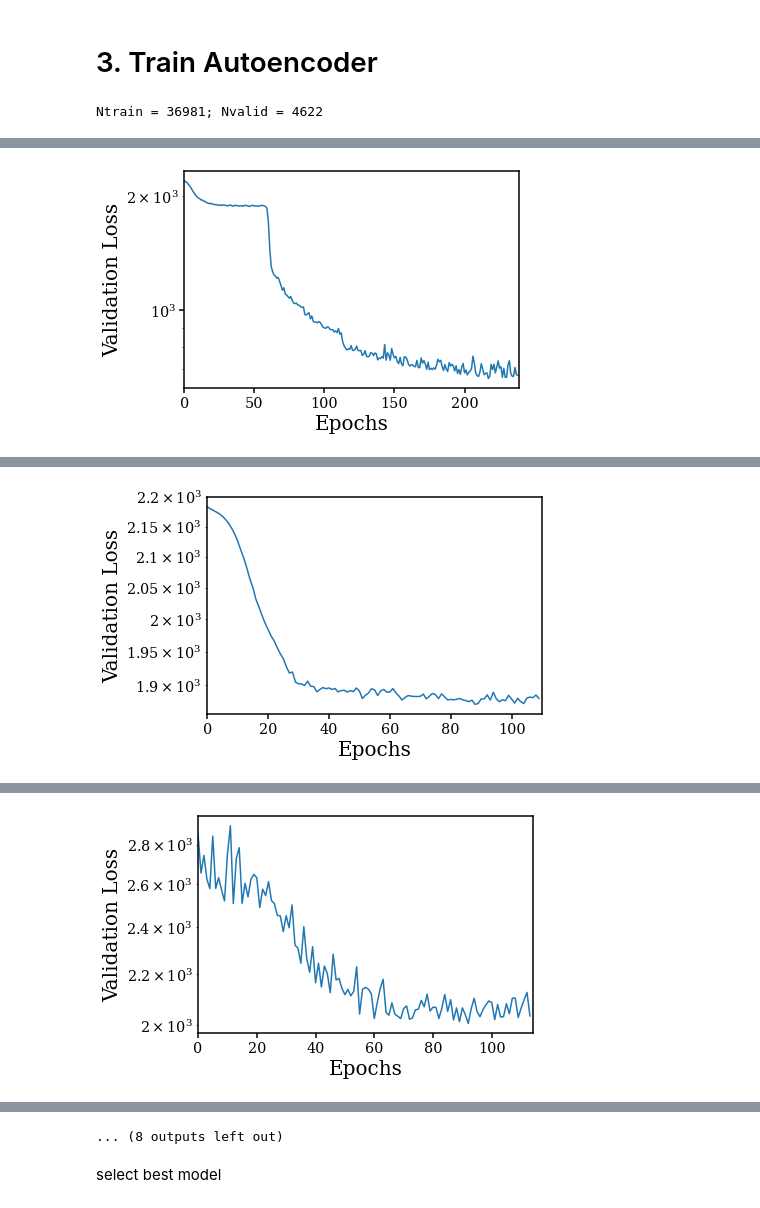
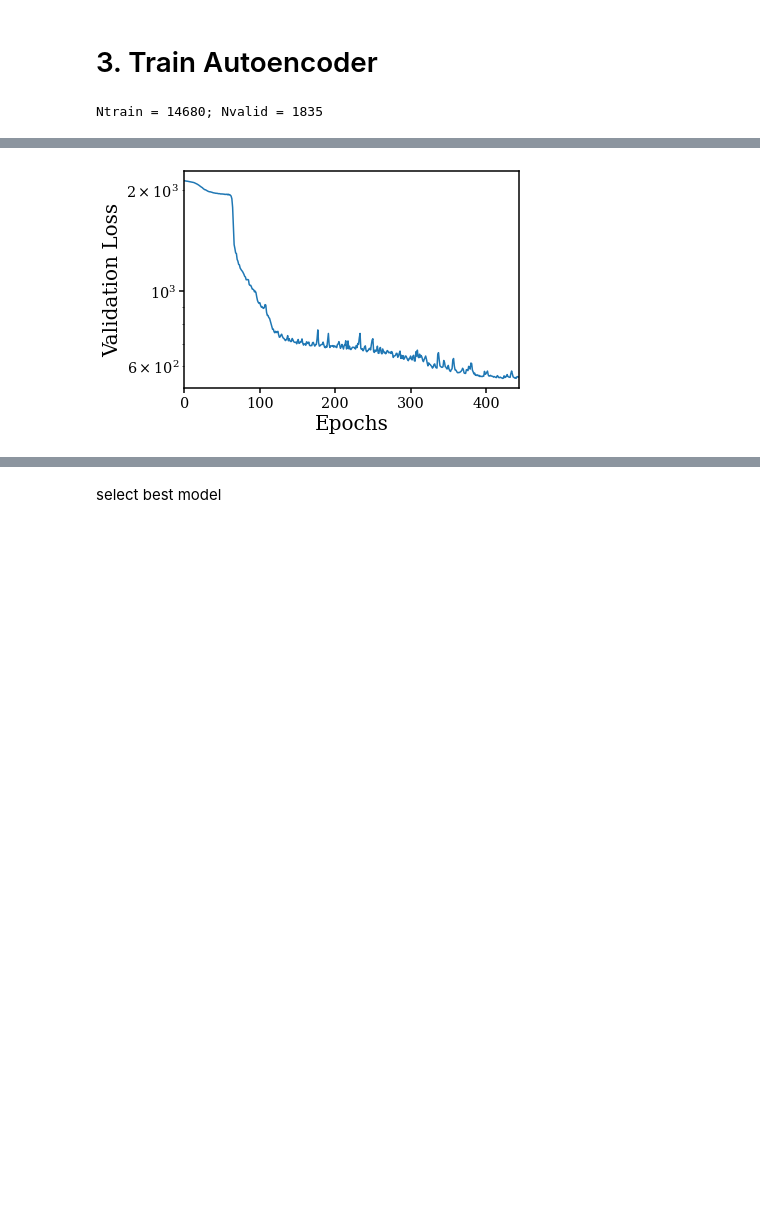
Before and after one commit to changhoonhahn/SEDflow, a Jupyter notebook: docs/nb/spectra/sdss_ivar.encoder.ipynb, the cells around one changed output, grey strips where cells are left out. Saved outputs shown, nothing was run; the diff lists cells and outputs as text; code cells hidden in the pictures; blank space fills up the shorter version.

Commit message:
overdue commits of sedflow spectra notebooks

```diff
--- a/docs/nb/spectra/sdss_ivar.encoder.ipynb
+++ b/docs/nb/spectra/sdss_ivar.encoder.ipynb
@@ -65,3 +62,8 @@ zred = rawspec['z'][cuts]
+# %%
+wave    = np.load('/scratch/network/chhahn/sedflow/sdss.clean.wave.npy')
+ivar    = np.load('/scratch/network/chhahn/sedflow/sdss.clean.ivar.npy')
+norm    = np.load('/scratch/network/chhahn/sedflow/sdss.clean.norm_ivar.npy')
+mask    = np.load('/scratch/network/chhahn/sedflow/sdss.clean.mask.npy')
 # %%
 nwave = len(wave)
 print(f'{nwave} spectral elements')
@@ -85,4 +87,5 @@ Before we can train an autoencoder, we probably want to normalize and whiten the
 The normalization factor can be one of the compressed variables
 # %%
 ivar_zero = (ivar == 0)
-ivar_norm = np.array([np.median(i[~m & ~iz]) for i, m, iz in zip(ivar, mask, ivar_zero)])
+_ivar_norm = np.array([np.median(i[~m & ~iz]) for i, m, iz in zip(ivar, mask, ivar_zero)])
+ivar_norm = norm
@@ -91,7 +97,9 @@ avg_ivar = np.array([np.mean(i[~m & ~iz]) for i, m, iz in zip((ivar / ivar_norm[
 std_ivar = np.array([np.std(i[~m & ~iz]) for i, m, iz in zip((ivar / ivar_norm[:,None]).T, mask.T, ivar_zero.T)])
 
 # last spectral element has no ivar
+avg_ivar[-2] = 0.
 avg_ivar[-1] = 0.
+std_ivar[-2] = 1.
 std_ivar[-1] = 1.
 # %%
 w_ivar = ((ivar / ivar_norm[:,None]) - avg_ivar[None,:])/std_ivar[None,:]
@@ -127,7 +135,7 @@ valid_loader = torch.utils.data.DataLoader(
         torch.tensor(mask[ntrain:ntrain+nvalid,:], dtype=torch.bool)),
     batch_size=batch_size)
 # %% [output]
-Ntrain = 36981; Nvalid = 4622
+Ntrain = 14680; Nvalid = 1835
 # %%
 class InfoVAE(nn.Module):
     def __init__(self, nwave=1000, ncode=5, alpha=0, lambd=10000,
@@ -141,7 +149,7 @@ class InfoVAE(nn.Module):
 
         nkernel0, nkernel1, nkernel2 = nkernels
         nhidden0_enc, nhidden1_enc, nhidden2_enc = nhiddens_enc
-        nhidden0_dec, nhidden1_dec, nhidden2_dec = nhiddens_enc
+        nhidden0_dec, nhidden1_dec, nhidden2_dec = nhiddens_dec
         npool0, npool1, npool2 = npools
 
         # convolutional layers
@@ -254,7 +262,7 @@ n_epoch = 1000
 nlatent = 5
 dropout = 0
 # %%
-for i in range(10):
+for i in range(1):
     lambd = np.exp(np.random.uniform(0, np.log(1e5)))
 
     nhidden0 = int(np.ceil(np.exp(np.random.uniform(np.log(200), np.log(2*nwave)))))
@@ -344,10 +352,10 @@ for i in range(10):
     plt.show()
 
     # save model to file
-    fmodel = os.path.join(dat_dir, f'ivar.vae_model.{i}.pt')
-    torch.save(model.state_dict(), fmodel)
+    #fmodel = os.path.join(dat_dir, f'ivar.vae_model.{i}.pt')
+    #torch.save(model.state_dict(), fmodel)
 
     # save training/validation loss
-    floss = os.path.join(dat_dir, f'ivar.vae_model.{i}.loss.npy')
-    np.save(floss, np.array(losses))
+    #floss = os.path.join(dat_dir, f'ivar.vae_model.{i}.loss.npy')
+    #np.save(floss, np.array(losses))
 # %% [output]
@@ -368 +379 @@ for i in range(10):
-[figure, old version]
+[figure, new version]
@@ -377 +379,0 @@ for i in range(10):
-[figure, removed]
@@ -386 +379,0 @@ for i in range(10):
-[figure, removed]
@@ -421,4 +380,3 @@ for i in range(10):
-... (8 outputs left out)
 # %% [markdown]
 select best model
 # %%
```
Also changed, not shown: parts of 9 cells of this notebook, 3 other files.
